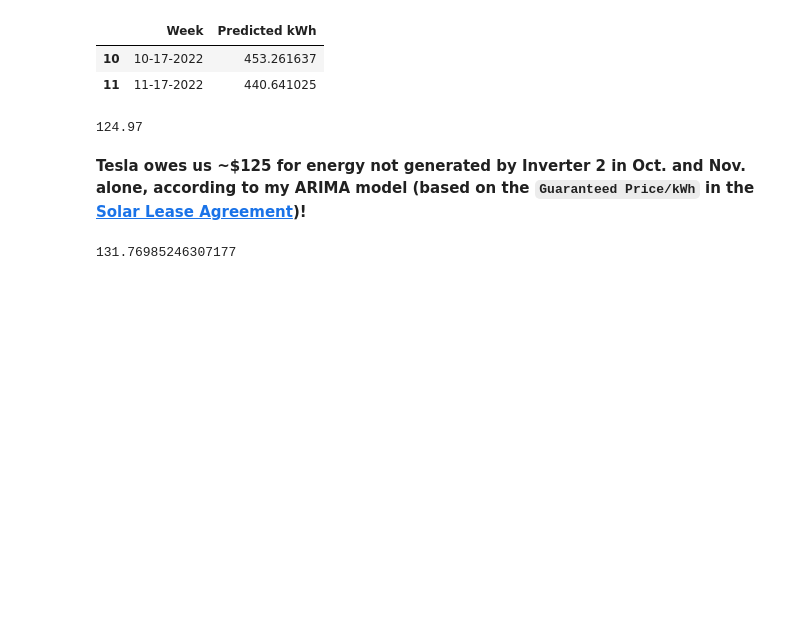
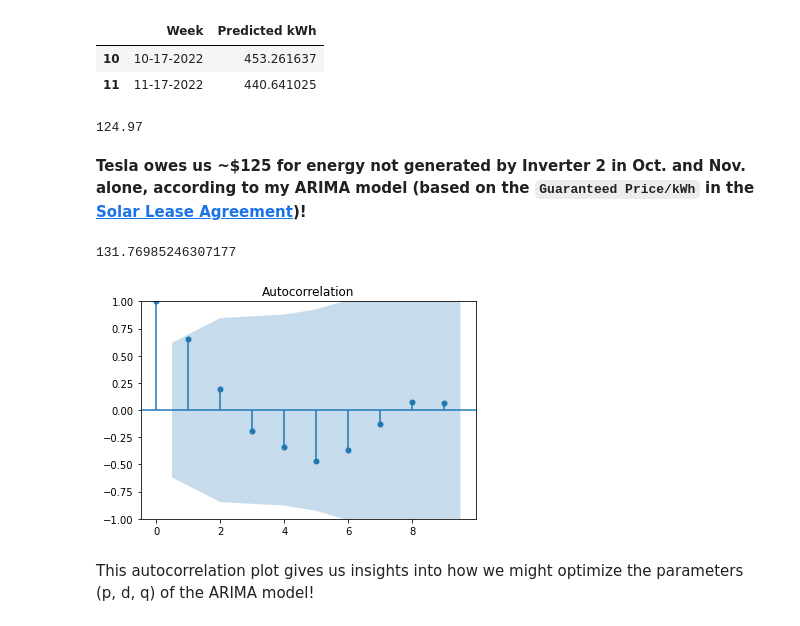
Before and after one commit to nickmccarty/solar-energy-predictor, a Jupyter notebook: notebooks/3 - modeling/d - ARIMA.ipynb, the cells around one changed output. Drawn from its saved outputs; the diff is of its cells as text; code cells hidden in the pictures; blank space fills up the shorter version.

Commit message:
added autocorrelation plot of training data to help optimize ARIMA model

```diff
--- a/notebooks/3 - modeling/d - ARIMA.ipynb
+++ b/notebooks/3 - modeling/d - ARIMA.ipynb
@@ -113,3 +113,14 @@ rmse = sqrt(mean_squared_error(test, predictions))
 rmse
 # %% [output]
 131.76985246307177
+# %%
+from pandas import read_csv
+from matplotlib import pyplot as plt
+from statsmodels.graphics.tsaplots import plot_acf
+df = df[['Inverter 2 Energy (kWh)']].loc[:'9/19/2022']
+plot_acf(df)
+plt.show()
+# %% [output]
+[figure, added]
+# %% [markdown]
+This autocorrelation plot gives us insights into how we might optimize the parameters (p, d, q) of the ARIMA model!
```
Also changed, not shown: parts of 1 cell of this notebook.
